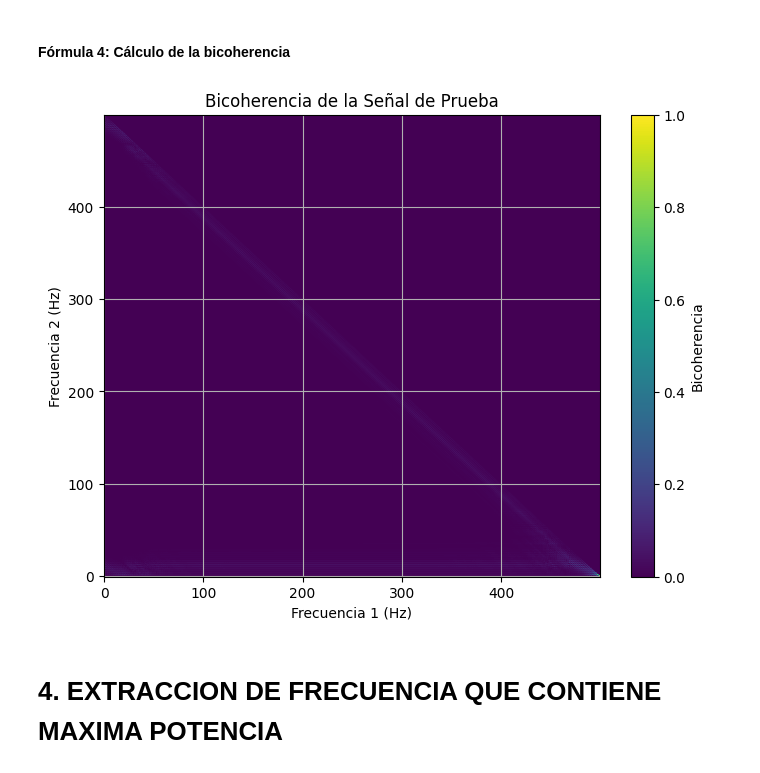
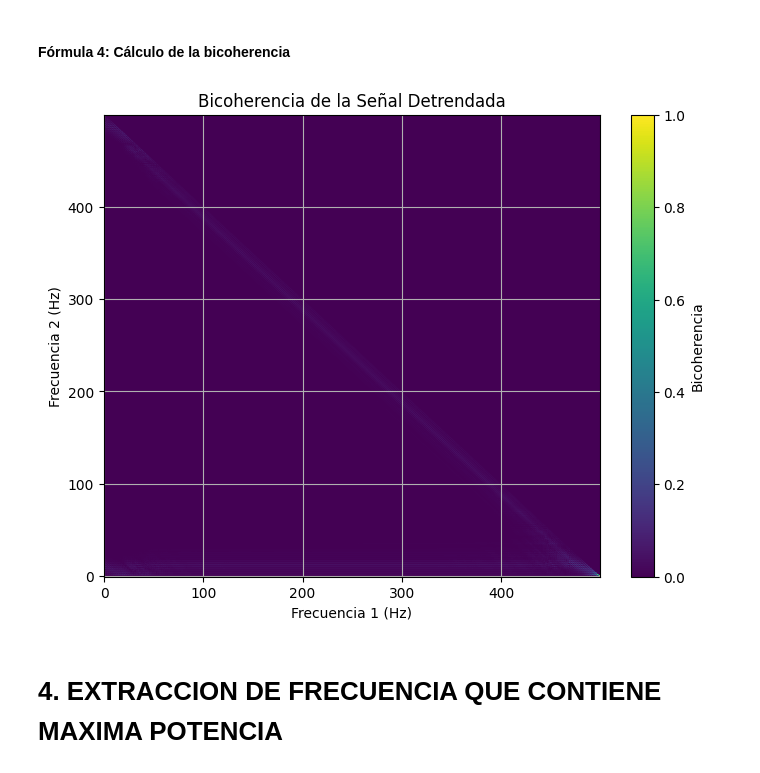
Before and after one commit to juandayo001/Biose-ales_20242, a Jupyter notebook: proyecto2biosenales.ipynb, the cells around one changed output. Cells and saved outputs as stored; diff of their text form; code cells hidden in the pictures.

```diff
--- a/proyecto2biosenales.ipynb
+++ b/proyecto2biosenales.ipynb
@@ -193,20 +193,7 @@ def bispectrum(signal, n_segments):
                 if f1 + f2 < N:
                     bispec[f1, f2] += X[f1] * X[f2] * np.conj(X[f1 + f2])
 
+    # Promediar el bispectro
+    bispec /= n_segments
+
     return bispec
-
-# Calcular el bispectro
-bispec = bispectrum(x_nuevo, n_segments=10)
-
-# Graficar el bispectro
-bispec_magnitude = np.abs(bispec)
-plt.figure(figsize=(8, 6))
-plt.imshow(bispec_magnitude, extent=[0, bispec.shape[0], 0, bispec.shape[1]], cmap='jet', aspect='auto', origin='lower')
-plt.colorbar(label='Magnitud de Bispectro')
-plt.title('Bispectrum de la señal de prueba')
-plt.xlabel('Frecuencia 1 (Hz)')
-plt.ylabel('Frecuencia 2 (Hz)')
-plt.xlim(0, 100)  # Ajustar límites de frecuencia
-plt.ylim(0, 100)
-plt.grid(True)
-plt.show()
@@ -224,18 +228,21 @@ def bicoherence(bispec):
 # %%
 # Calcular la bicoherencia
 bicoh = bicoherence(bispec)
 
+# Guardar la bicoherencia en un array
+bicoherence_array = bicoh
+
 # Graficar la bicoherencia
 plt.figure(figsize=(8, 6))
-plt.imshow(bicoh, cmap='viridis', aspect='auto', origin='lower')
+plt.imshow(bicoherence_array, cmap='viridis', aspect='auto', origin='lower')
 plt.colorbar(label='Bicoherencia')
-plt.title('Bicoherencia de la Señal de Prueba')
+plt.title('Bicoherencia de la Señal Detrendada')
 plt.xlabel('Frecuencia 1 (Hz)')
 plt.ylabel('Frecuencia 2 (Hz)')
 plt.grid(True)
 plt.show()
 # %% [output]
-[figure, old version]
+[figure, new version]
 # %% [markdown]
 # 4. EXTRACCION DE FRECUENCIA QUE CONTIENE MAXIMA POTENCIA
 # %%
```
Also changed, not shown: parts of 7 cells of this notebook.
